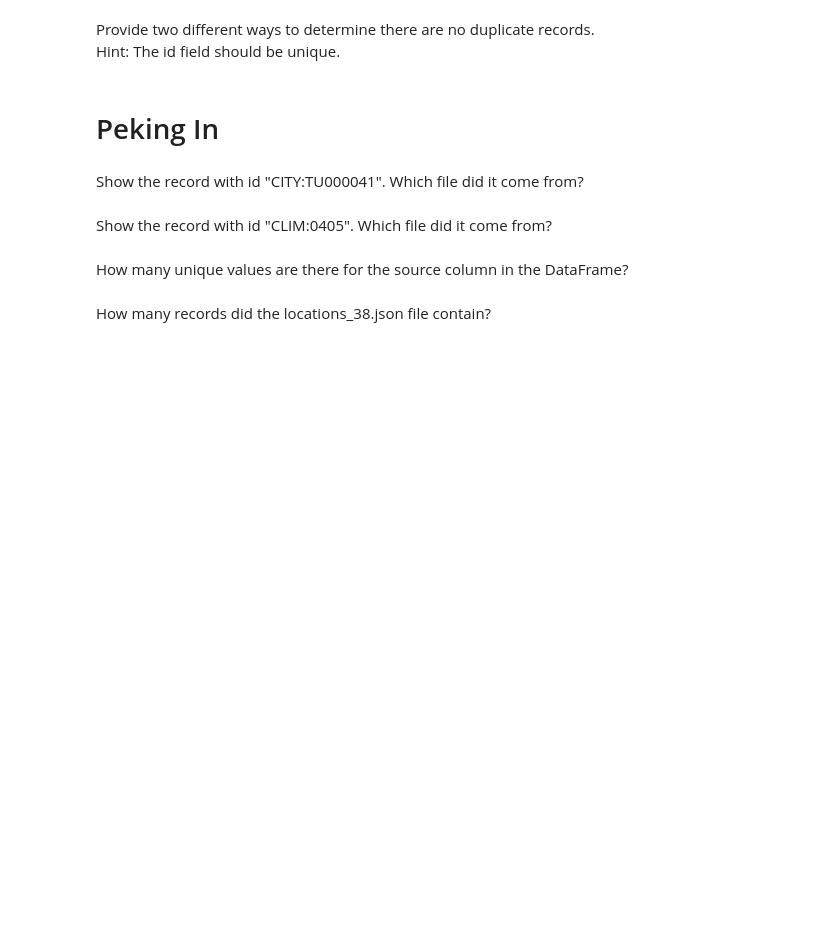
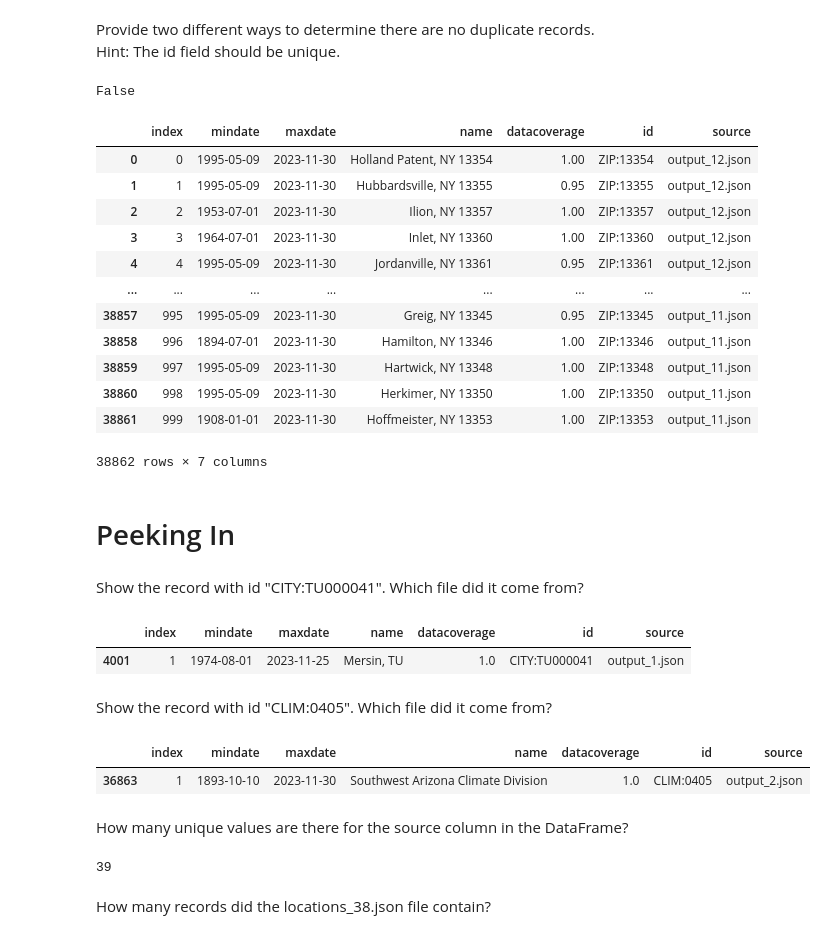
Before and after one commit to CKogut/DataEngineering.Labs.NOAALocations, a Jupyter notebook: loading_locations_data_into_dataframes.ipynb, the cells around one changed output. Cells and saved outputs as stored; diff of their text form; code cells hidden in the pictures; blank space fills up the shorter version.

```diff
--- a/loading_locations_data_into_dataframes.ipynb
+++ b/loading_locations_data_into_dataframes.ipynb
@@ -85,8 +85,11 @@ def read_all_json_files(JSON_ROOT):
         path = os.path.join(JSON_ROOT, name)
         file = open(path, "r")
         json_content = json.load(file)
-        df1 = pd.DataFrame(json_contents["results"])
+        df1 = pd.DataFrame(json_content["results"])
+        df1['source'] = name
         df = pd.concat([df,df1])
+
+    df.reset_index(inplace = True)
     return df
 # %% [markdown]
 Use the read_all_json_files function above to read the contents of all locations file acquired in the the Data Acquisition Lab.
@@ -118,11 +135,27 @@ Hint: The id field should be unique.
 # %%
 # one day to determine there are not duplicate records
 ser = df.iloc[:,4]
-print(ser)
 ser.is_unique
+# %% [output]
+False
 # %%
 # another way to determine there are no duplicate records
+df.drop_duplicates()
+# %% [output]
+|  | index | mindate | maxdate | name | datacoverage | id | source |
+| 0 | 0 | 1995-05-09 | 2023-11-30 | Holland Patent, NY 13354 | 1.00 | ZIP:13354 | output_12.json |
+| 1 | 1 | 1995-05-09 | 2023-11-30 | Hubbardsville, NY 13355 | 0.95 | ZIP:13355 | output_12.json |
+| 2 | 2 | 1953-07-01 | 2023-11-30 | Ilion, NY 13357 | 1.00 | ZIP:13357 | output_12.json |
+| 3 | 3 | 1964-07-01 | 2023-11-30 | Inlet, NY 13360 | 1.00 | ZIP:13360 | output_12.json |
+| 4 | 4 | 1995-05-09 | 2023-11-30 | Jordanville, NY 13361 | 0.95 | ZIP:13361 | output_12.json |
+| ... | ... | ... | ... | ... | ... | ... | ... |
+| 38857 | 995 | 1995-05-09 | 2023-11-30 | Greig, NY 13345 | 0.95 | ZIP:13345 | output_11.json |
+| 38858 | 996 | 1894-07-01 | 2023-11-30 | Hamilton, NY 13346 | 1.00 | ZIP:13346 | output_11.json |
+| 38859 | 997 | 1995-05-09 | 2023-11-30 | Hartwick, NY 13348 | 1.00 | ZIP:13348 | output_11.json |
+| 38860 | 998 | 1995-05-09 | 2023-11-30 | Herkimer, NY 13350 | 1.00 | ZIP:13350 | output_11.json |
+| 38861 | 999 | 1908-01-01 | 2023-11-30 | Hoffmeister, NY 13353 | 1.00 | ZIP:13353 | output_11.json |
+38862 rows × 7 columns
 # %% [markdown]
-# Peking In
+# Peeking In
 # %% [markdown]
 Show the record with id "CITY:TU000041". Which file did it come from?
@@ -131,2 +162,8 @@ Show the record with id "CITY:TU000041". Which file did it come from?
+# %%
+# output_1.json
+df.loc[df['id'] == "CITY:TU000041"]
+# %% [output]
+|  | index | mindate | maxdate | name | datacoverage | id | source |
+| 4001 | 1 | 1974-08-01 | 2023-11-25 | Mersin, TU | 1.0 | CITY:TU000041 | output_1.json |
 # %% [markdown]
 Show the record with id "CLIM:0405". Which file did it come from?
@@ -135,2 +170,8 @@ Show the record with id "CLIM:0405". Which file did it come from?
+# %%
+# output_2.json
+df.loc[df['id'] == "CLIM:0405"]
+# %% [output]
+|  | index | mindate | maxdate | name | datacoverage | id | source |
+| 36863 | 1 | 1893-10-10 | 2023-11-30 | Southwest Arizona Climate Division | 1.0 | CLIM:0405 | output_2.json |
 # %% [markdown]
 How many unique values are there for the source column in the DataFrame?
@@ -139,2 +178,7 @@ How many unique values are there for the source column in the DataFrame?
+# %%
+#
+df['source'].nunique()
+# %% [output]
+39
 # %% [markdown]
 How many records did the locations_38.json file contain?
```
Also changed, not shown: parts of 10 cells of this notebook, 3 other files.
